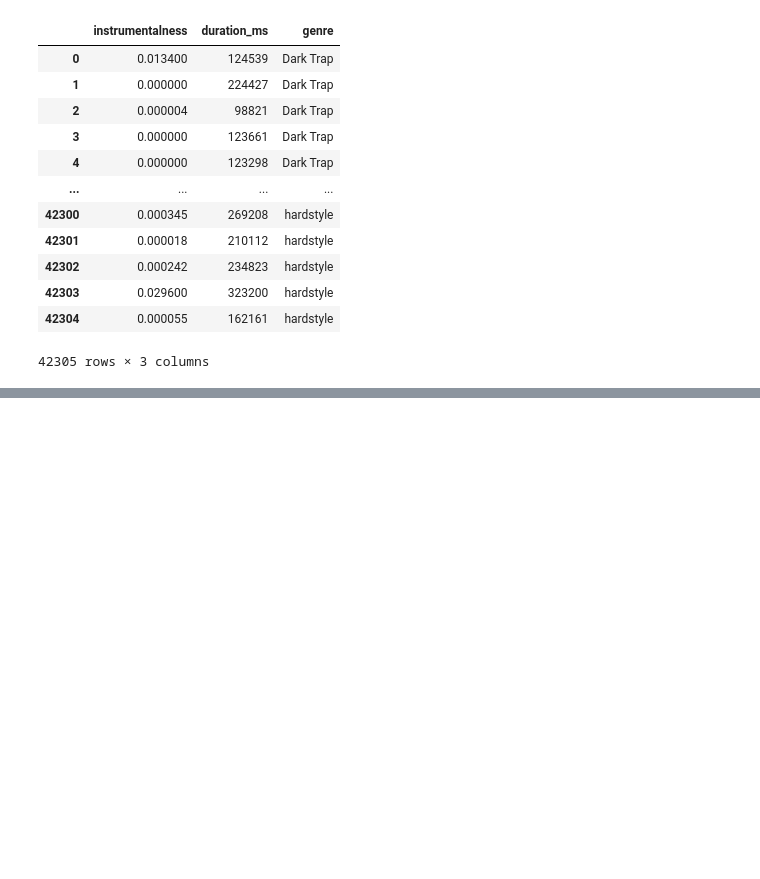
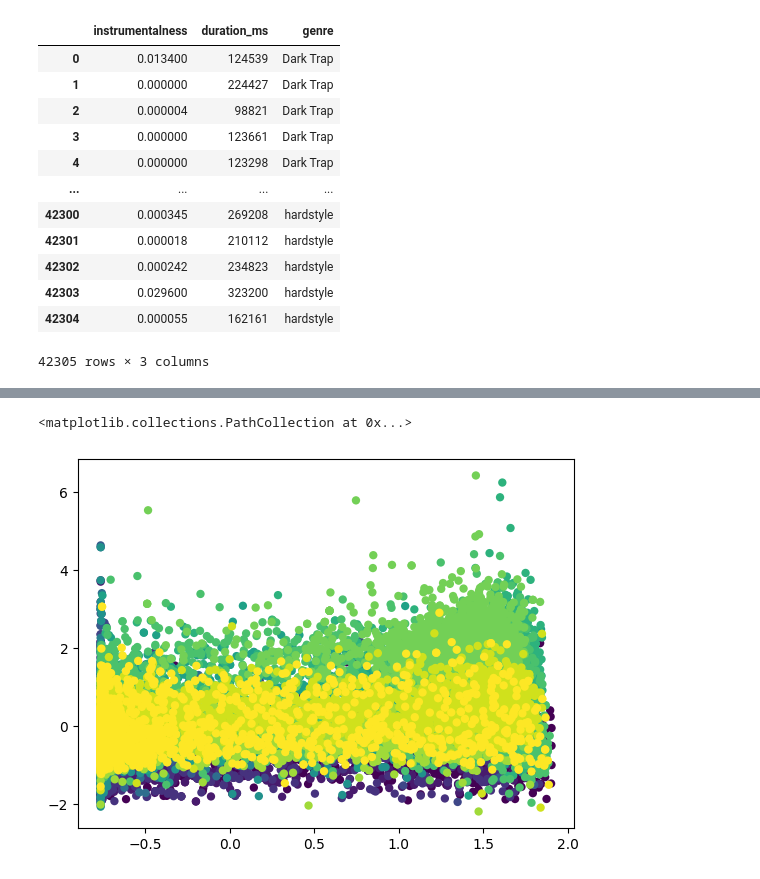
Before and after one commit to PauloOyama/Undergraduate-Final-Project, a Jupyter notebook: Music_DataSet/music.ipynb, the cells around one changed output, grey strips where cells are left out. Saved outputs shown, nothing was run; the diff lists cells and outputs as text; code cells hidden in the pictures; blank space fills up the shorter version.

```diff
--- a/Music_DataSet/music.ipynb
+++ b/Music_DataSet/music.ipynb
@@ -83,8 +99,7 @@ ls
 | 42304 | 0.000055 | 162161 | hardstyle |
 42305 rows × 3 columns
 # %%
-classes = list(ls['genre'].unique())
-classes
-a  = ls["genre"]
-a
+classes = list(df["genre"].unique())
+ls["genre"] = df["genre"].apply(lambda x: classes.index(x))
+ls
 # %% [output]
@@ -126,0 +124,6 @@ plt.plot(normalized_df, 'ro')
+# %%
+normalized_df=(ls-ls.mean())/ls.std()
+# %%
+genre = ls["genre"]
+# %%
+b = normalized_df.assign(genre = genre)
@@ -126,0 +182,11 @@ plt.plot(normalized_df, 'ro')
+# %%
+import matplotlib.pyplot as plt
+
+# plot the data
+fig = plt.figure()
+ax = fig.add_subplot(111)
+# plot x,y data with c as the color vector, set the line width of the markers to 0
+ax.scatter(b["instrumentalness"], b["duration_ms"], c=b["genre"], scale=200,lw=0, label=list(df["genre"].unique()))
+# %% [output]
+<matplotlib.collections.PathCollection at 0x...>
+[figure, added]
```
Also changed, not shown: parts of 7 cells of this notebook.
